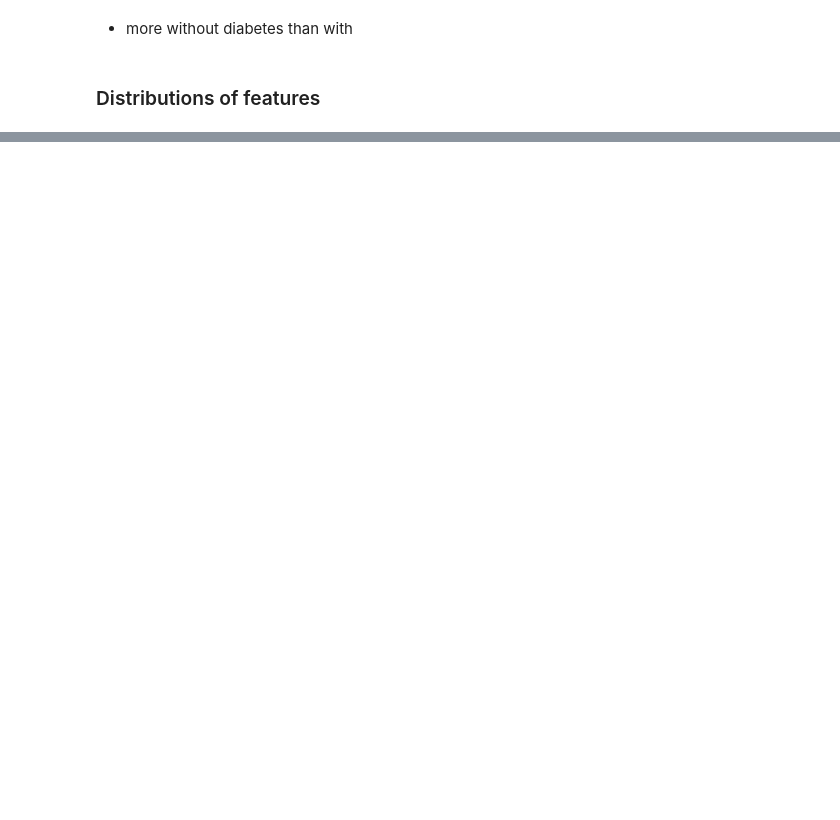
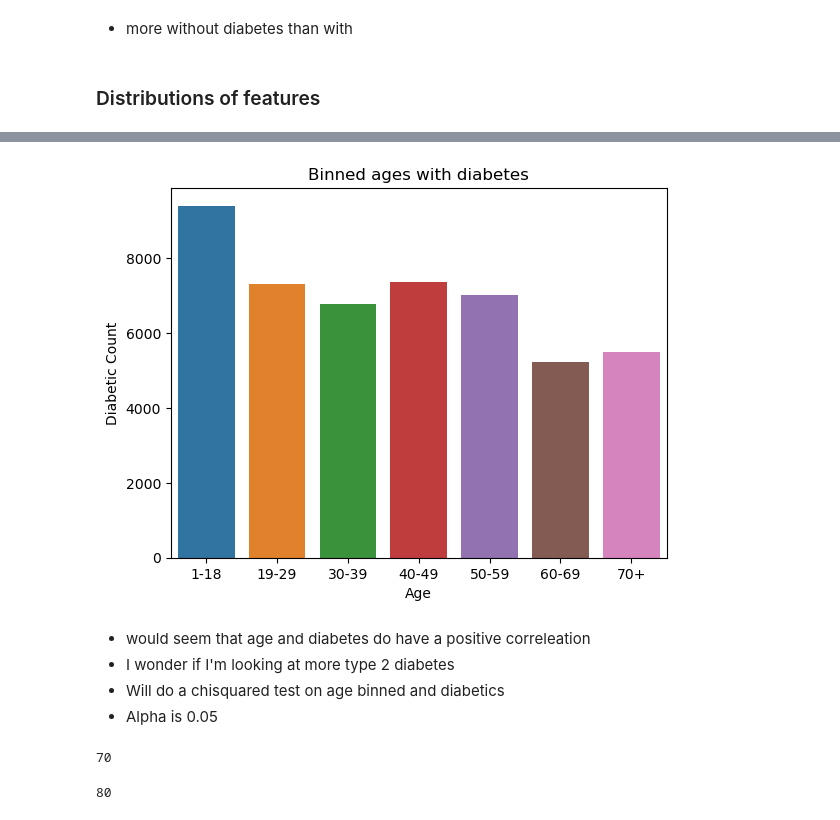
Before and after one commit to Jburch01/diabetes_classification_project, a Jupyter notebook: explore.ipynb, the cells around one changed output, grey strips where cells are left out. Saved outputs shown, nothing was run; the diff lists cells and outputs as text; code cells hidden in the pictures; blank space fills up the shorter version.

```diff
--- a/explore.ipynb
+++ b/explore.ipynb
@@ -94,0 +181,28 @@ plt.show()
+# %%
+non_diabetic_count = train[train['diabetic'] == 0].groupby('age_bin')['diabetic'].count()
+
+# create a bar plot
+sns.barplot(x=non_diabetic_count.index, y=non_diabetic_count)
+
+# add axis labels and title
+plt.xlabel('Age')
+plt.ylabel('Diabetic Count')
+plt.title('Binned ages with diabetes')
+
+# show the plot
+plt.show()
+# %% [output]
+[figure, added]
+# %% [markdown]
+- would seem that age and diabetes do have a positive correleation
+- I wonder if I'm looking at more type 2 diabetes
+- Will do a chisquared test on age binned and diabetics
+- Alpha is 0.05
+# %%
+train[train.age_bin == '70+' ].age.min()
+# %% [output]
+70
+# %%
+train[train.age_bin == '70+' ].age.max()
+# %% [output]
+80
```
Also changed, not shown: parts of 72 cells of this notebook.
